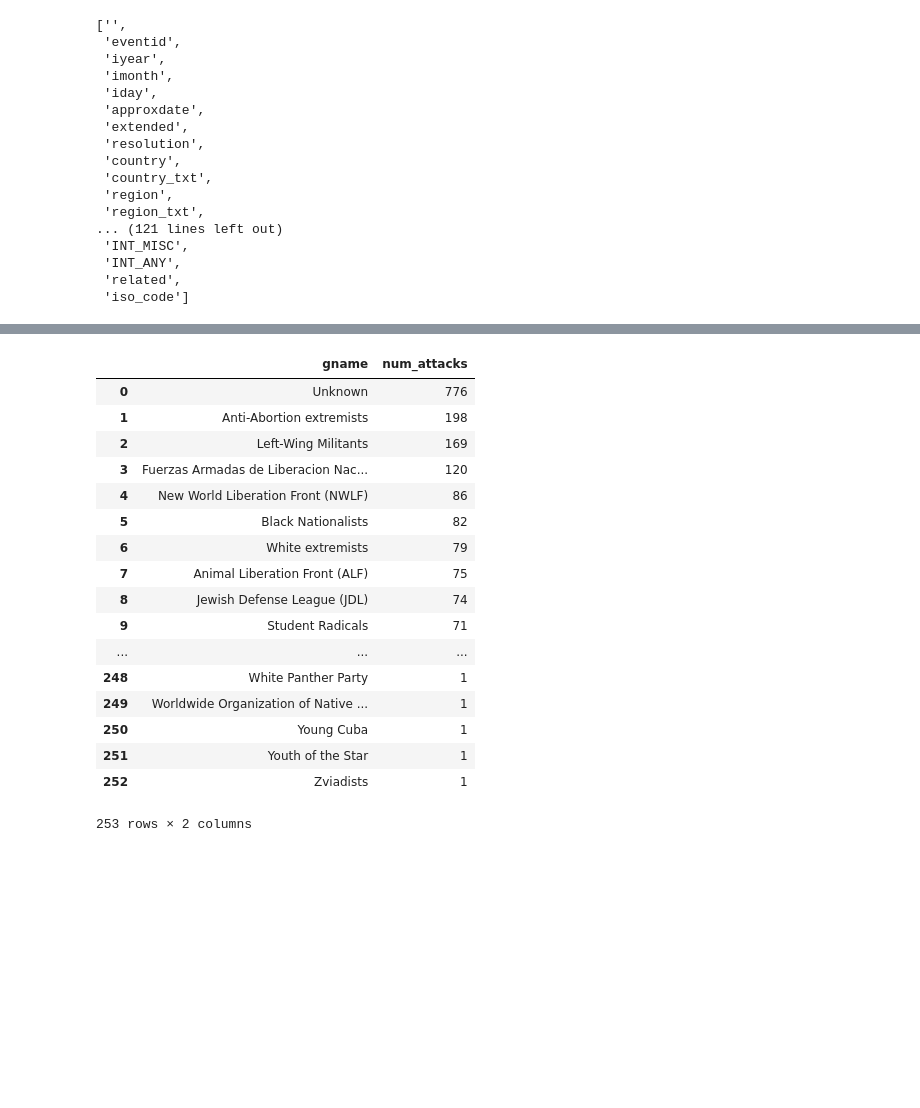
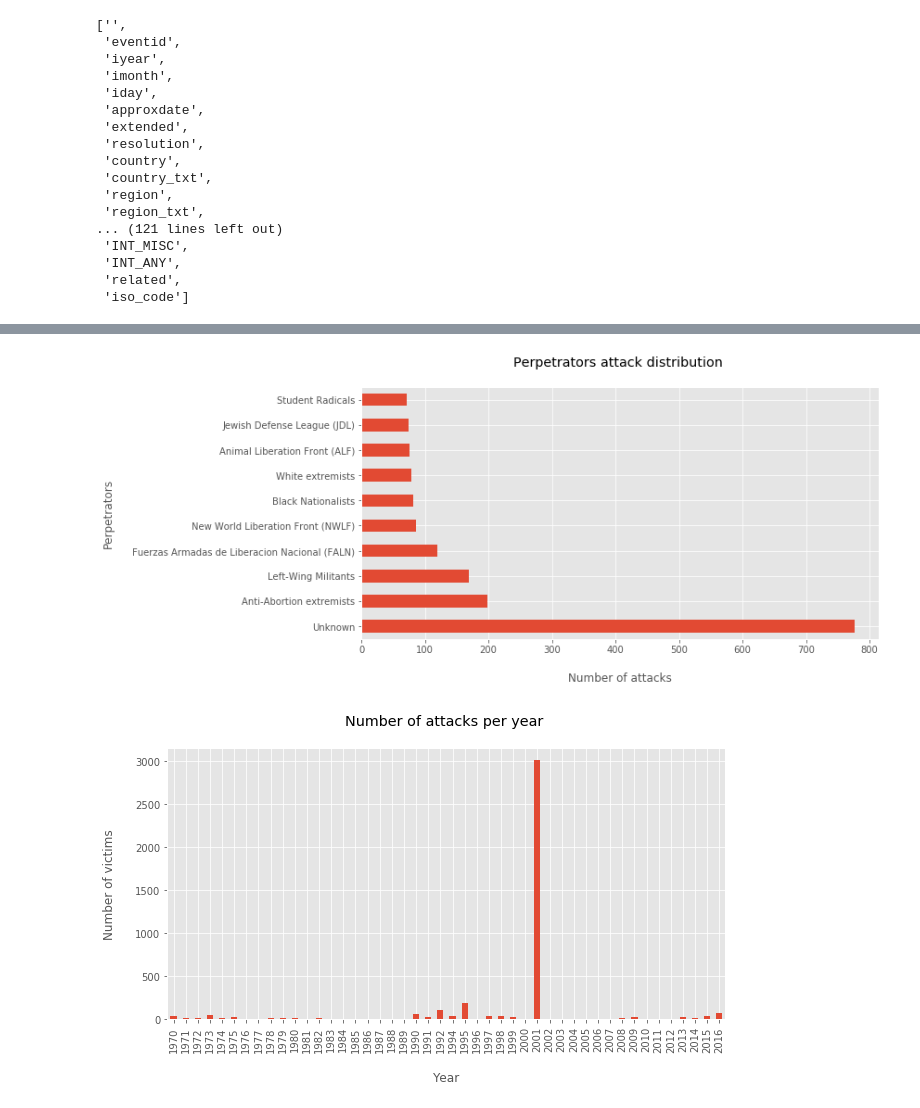
Before and after one commit to Timonzimm/CS-401, a Jupyter notebook: project/report/report.ipynb, the cells around one changed output, grey strips where cells are left out. Drawn from its saved outputs; the diff is of its cells as text; code cells hidden in the pictures; blank space fills up the shorter version.

```diff
--- a/project/report/report.ipynb
+++ b/project/report/report.ipynb
@@ -205,22 +207,14 @@ attack_targets_USA
 # %%
-attack_perpetrators_USA = pd.read_sql_query('SELECT gname, num_attacks FROM (SELECT gname, COUNT(gname) num_attacks FROM Attacks WHERE iso_code="USA" GROUP BY gname) ORDER BY num_attacks DESC', connection)
-attack_perpetrators_USA
+attack_perpetrators_USA = pd.read_sql_query('SELECT gname, num_attacks FROM (SELECT gname, COUNT(gname) num_attacks FROM Attacks WHERE iso_code="USA" GROUP BY gname) ORDER BY num_attacks DESC LIMIT 10', connection)
+ax = attack_perpetrators_USA.set_index('gname').plot(kind='barh', figsize=(10,5), title='Perpetrators attack distribution \n', legend=False)
+ax.set(xlabel='\nNumber of attacks', ylabel='Perpetrators\n')
+plt.show()
 # %% [output]
-|  | gname | num_attacks |
-| 0 | Unknown | 776 |
-| 1 | Anti-Abortion extremists | 198 |
-| 2 | Left-Wing Militants | 169 |
-| 3 | Fuerzas Armadas de Liberacion Nac... | 120 |
-| 4 | New World Liberation Front (NWLF) | 86 |
-| 5 | Black Nationalists | 82 |
-| 6 | White extremists | 79 |
-| 7 | Animal Liberation Front (ALF) | 75 |
-| 8 | Jewish Defense League (JDL) | 74 |
-| 9 | Student Radicals | 71 |
-| ... | ... | ... |
-| 248 | White Panther Party | 1 |
-| 249 | Worldwide Organization of Native ... | 1 |
-| 250 | Young Cuba | 1 |
-| 251 | Youth of the Star | 1 |
-| 252 | Zviadists | 1 |
-253 rows × 2 columns
+[figure, added]
+# %%
+num_victims_USA = pd.read_sql_query('SELECT iyear, SUM(nkill) FROM Attacks WHERE iso_code="USA" GROUP BY iyear', connection)
+ax = num_victims_USA.set_index('iyear').plot(kind='bar', figsize=(10,5), title='Number of attacks per year \n', legend=False)
+ax.set(xlabel='\nYear', ylabel='Number of victims\n')
+plt.show()
+# %% [output]
+[figure, added]
```
Also changed, not shown: parts of 28 cells of this notebook.
